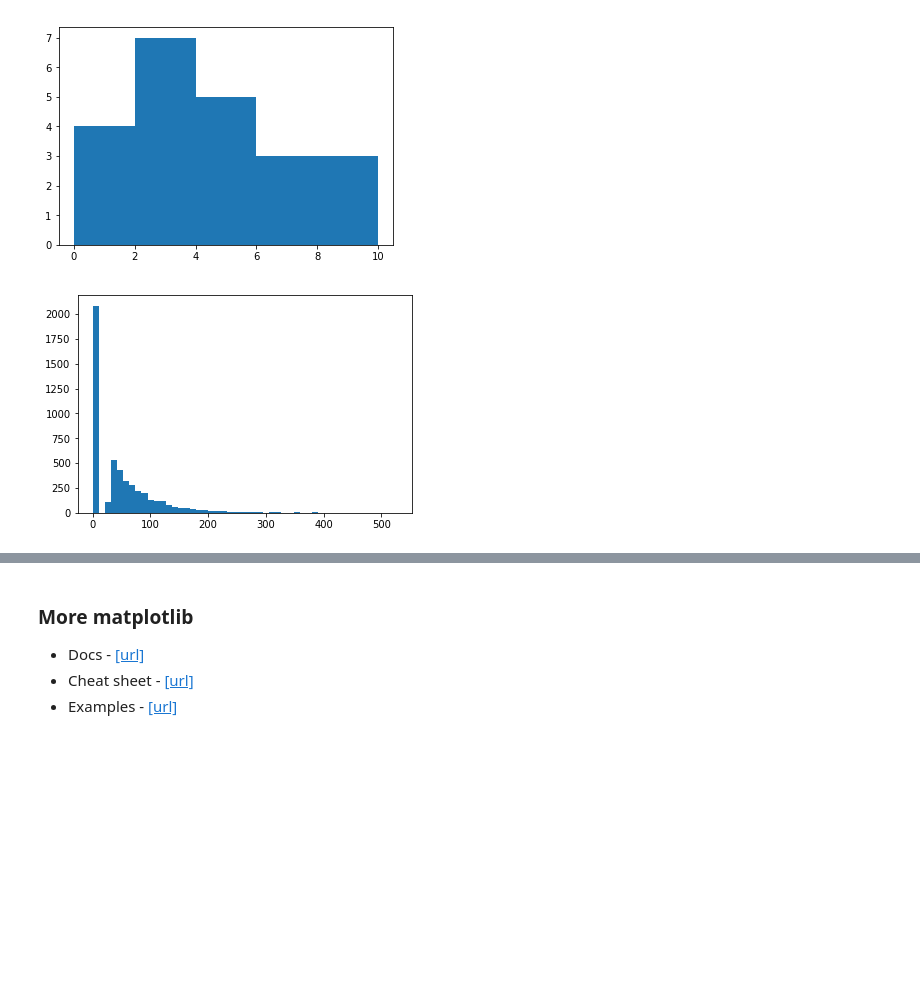
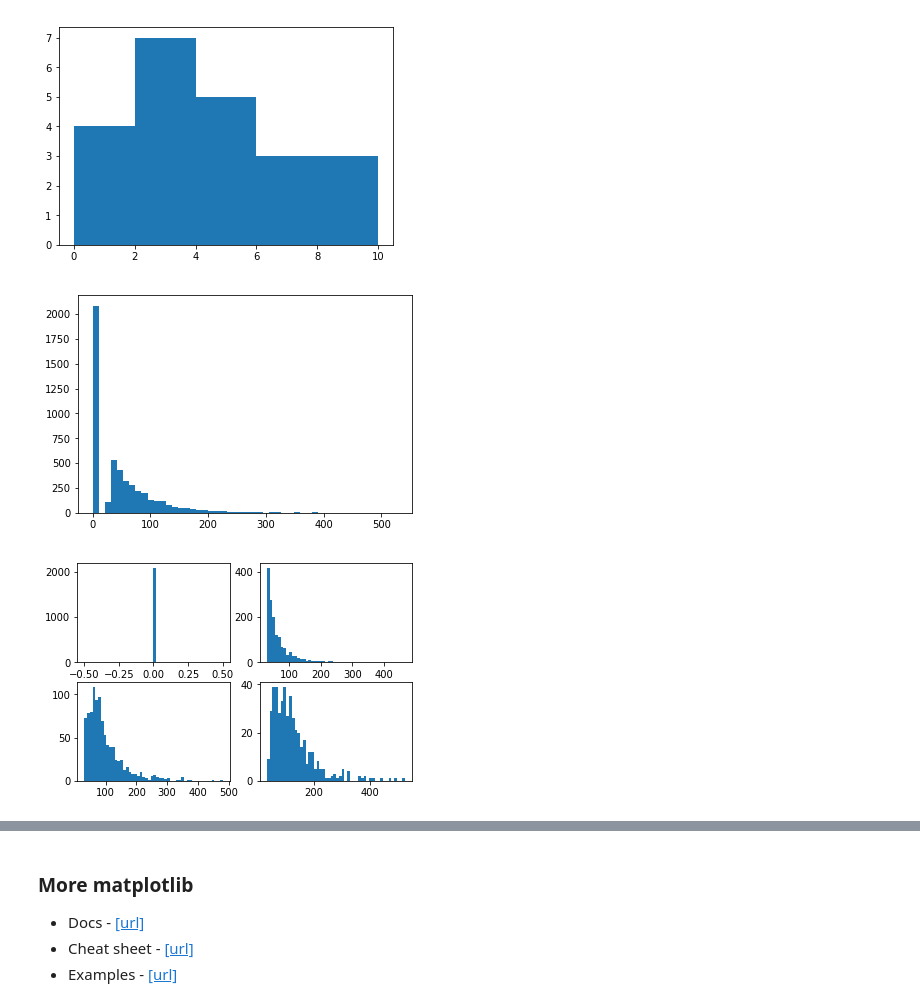
Before and after one commit to adammendoza/mlhep2017, a Jupyter notebook: day1/seminar1-work/Seminar1_main.ipynb, the cells around one changed output, grey strips where cells are left out. Saved outputs shown, nothing was run; the diff lists cells and outputs as text; code cells hidden in the pictures; blank space fills up the shorter version.

```diff
--- a/day1/seminar1-work/Seminar1_main.ipynb
+++ b/day1/seminar1-work/Seminar1_main.ipynb
@@ -683,10 +693,15 @@ plt.hist([0,1,1,1,2,2,3,3,3,3,3,4,4,5,5,5,6,7,7,8,9,10],bins = 5)
 # %%
 #plot a histogram of PRI_jet_leading_pt
 
 plt.hist(data["PRI_jet_leading_pt"], bins=50);
+plt.show()
 
 #bonus: separate histograms for PRI_jet_leading_pt where PRI_jet_num equals 0,1,2 and 3 respectively
+for n in range(0, 4):
+    plt.subplot(2,2,n+1)
+    plt.hist(data[data["PRI_jet_num"] == n]["PRI_jet_leading_pt"], bins=50);
 # %% [output]
 [figure]
+[figure, added]
 # %%
 #make a scatter-plot of DER_mass_MMC vs DER_mass_jet_jet
```
Also changed, not shown: parts of 20 cells of this notebook.
